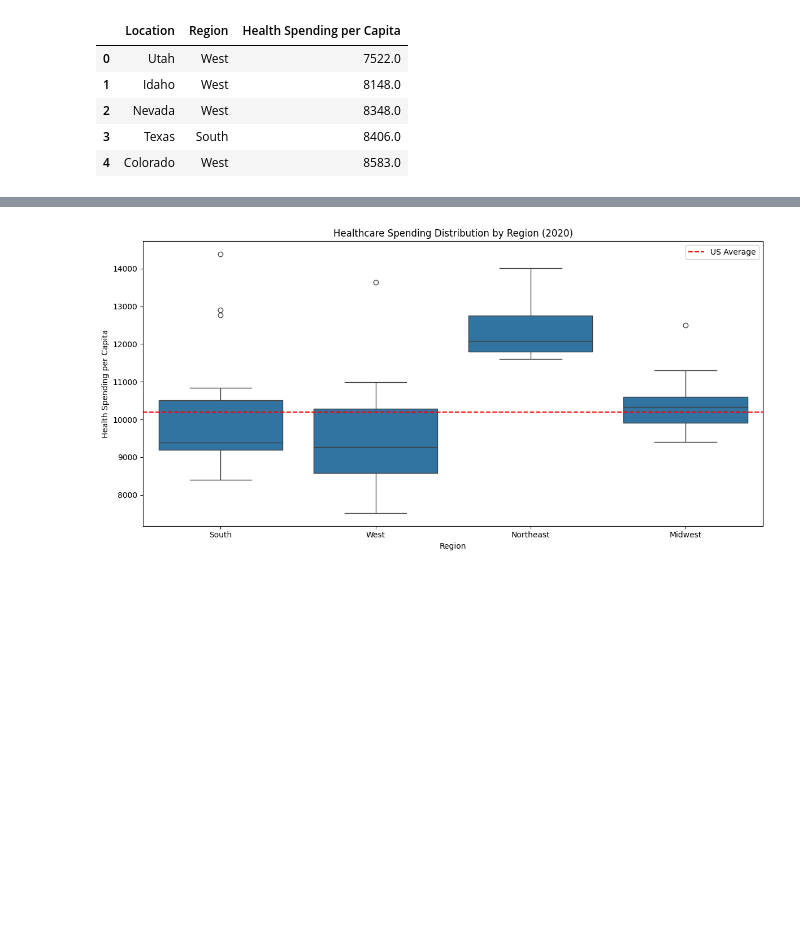
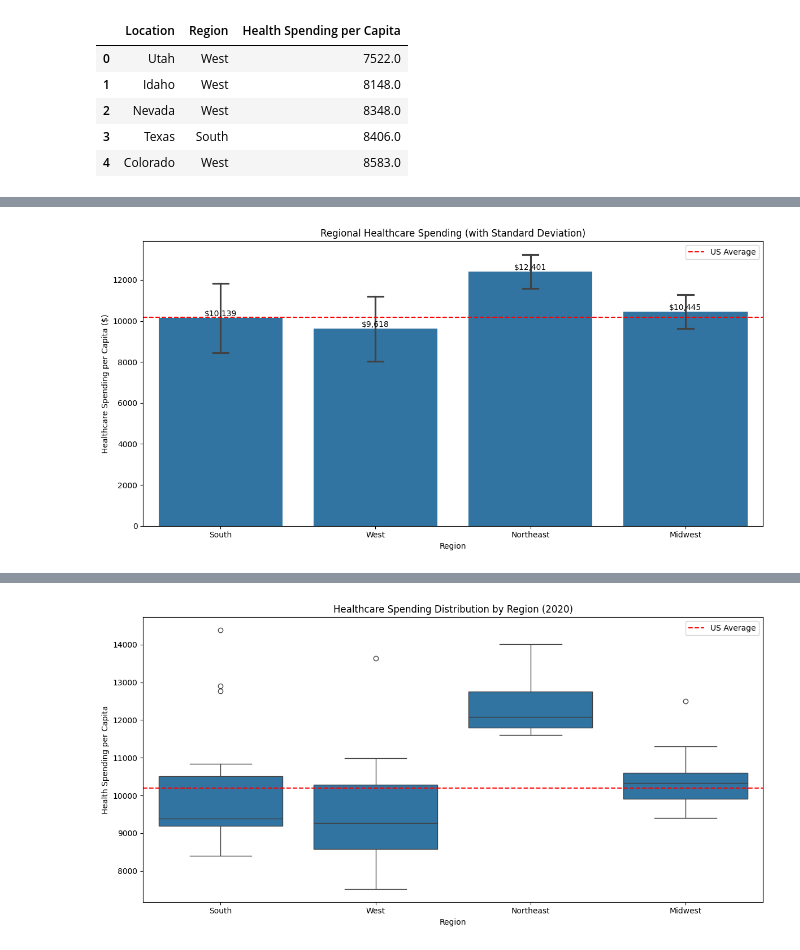
Before and after one commit to tunderscoreyler9/us-healthcare-cost-analysis, a Jupyter notebook: notebooks/02_exploratory_analysis.ipynb, the cells around one changed output, grey strips where cells are left out. Saved outputs shown, nothing was run; the diff lists cells and outputs as text; code cells hidden in the pictures; blank space fills up the shorter version.

Commit message:
Added some regional overview analyses, with the mean and variance for each region PLUS the percentage of states in each region above/below the national average

```diff
--- a/notebooks/02_exploratory_analysis.ipynb
+++ b/notebooks/02_exploratory_analysis.ipynb
@@ -189,3 +189,80 @@ Bottom 5 States by Healthcare Spending:
 | 2 | Nevada | West | 8348.0 |
 | 3 | Texas | South | 8406.0 |
 | 4 | Colorado | West | 8583.0 |
+# %%
+# Create a new section for Regional Overview Analysis
+print("\nRegional Overview Analysis:")
+print("========================")
+
+# Calculate comprehensive regional statistics
+region_overview = state_data.groupby('Region').agg({
+    'Health Spending per Capita': [
+        ('Mean', 'mean'),
+        ('Variance', 'var'),
+        ('States', 'size')
+    ]
+}).round(2)
+
+# Calculate percentage above/below national average for each region
+for region in state_data['Region'].unique():
+    region_data = state_data[state_data['Region'] == region]['Health Spending per Capita']
+    pct_above = (region_data > us_average).mean() * 100
+    region_overview.loc[region, ('Health Spending per Capita', 'Pct Above Avg')] = pct_above
+
+# Rename columns for clarity
+region_overview.columns = region_overview.columns.droplevel(0)
+
+# Display the results
+print("\nRegional Statistics:")
+print(region_overview.round(2))
+
+# Create visualization
+plt.figure(figsize=(12, 6))
+ax = sns.barplot(
+    data=state_data,
+    x='Region',
+    y='Health Spending per Capita',
+    ci='sd',  # Show standard deviation as error bars
+    capsize=0.1
+)
+
+# Add US average line
+plt.axhline(y=us_average, color='r', linestyle='--', label='US Average')
+
+# Add value labels on bars
+for i, bar in enumerate(ax.patches):
+    height = bar.get_height()
+    ax.text(
+        bar.get_x() + bar.get_width()/2.,
+        height,
+        f'${height:,.0f}',
+        ha='center',
+        va='bottom'
+    )
+
+plt.title('Regional Healthcare Spending (with Standard Deviation)')
+plt.xlabel('Region')
+plt.ylabel('Healthcare Spending per Capita ($)')
+plt.legend()
+plt.tight_layout()
+plt.show()
+
+# Print detailed insights
+print("\nKey Regional Insights:")
+print("====================")
+for region in region_overview.index:
+    mean_spending = region_overview.loc[region, 'Mean']
+    variance = region_overview.loc[region, 'Variance']
+    pct_above = region_overview.loc[region, 'Pct Above Avg']
+    states = region_overview.loc[region, 'States']
+
+    print(f"\n{region}:")
+    print(f"- Mean spending: ${mean_spending:,.2f}")
+    print(f"- Variance: ${variance:,.2f}")
+    print(f"- {pct_above:.1f}% of states above national average")
+    print(f"- Number of states: {states}")
+
+    # Calculate and display difference from national average
+    diff_from_natl = ((mean_spending - us_average) / us_average * 100)
+    print(f"- {abs(diff_from_natl):.1f}% {'above' if diff_from_natl > 0 else 'below'} national average")
+# %% [output]
@@ -191,0 +282 @@ Bottom 5 States by Healthcare Spending:
+[figure, added]
```
Also changed, not shown: parts of 1 cell of this notebook.
